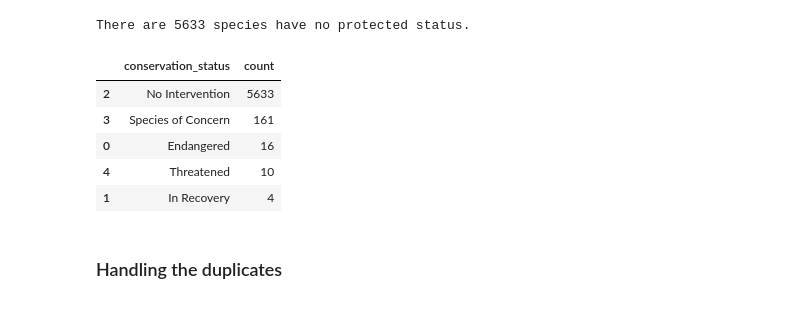
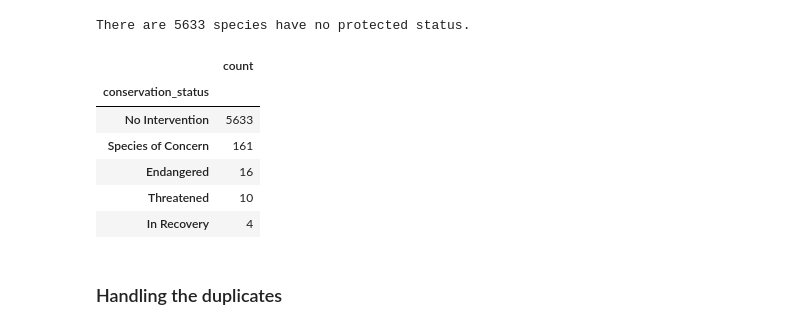
Before and after one commit to 7086600/biodiversity_project, a Jupyter notebook: biodiversity.ipynb, the cells around one changed output. Saved outputs shown, nothing was run; the diff lists cells and outputs as text; code cells hidden in the pictures.

```diff
--- a/biodiversity.ipynb
+++ b/biodiversity.ipynb
@@ -146,14 +146,15 @@ There are 5633 species have no protected status.
 # fill nan values as 'No Intervention'
 species['conservation_status'].fillna('No Intervention', inplace=True)
 # %%
-species.groupby('conservation_status').size().reset_index(name='count').sort_values(by='count', ascending=False)
+species.groupby('conservation_status').size().reset_index(name='count').sort_values(by='count', ascending=False).set_index('conservation_status')
 # %% [output]
-|  | conservation_status | count |
-| 2 | No Intervention | 5633 |
-| 3 | Species of Concern | 161 |
-| 0 | Endangered | 16 |
-| 4 | Threatened | 10 |
-| 1 | In Recovery | 4 |
+|  | count |
+| conservation_status |  |
+| No Intervention | 5633 |
+| Species of Concern | 161 |
+| Endangered | 16 |
+| Threatened | 10 |
+| In Recovery | 4 |
 # %% [markdown]
 ### Handling the duplicates
 # %%
```
Also changed, not shown: parts of 1 cell of this notebook.
